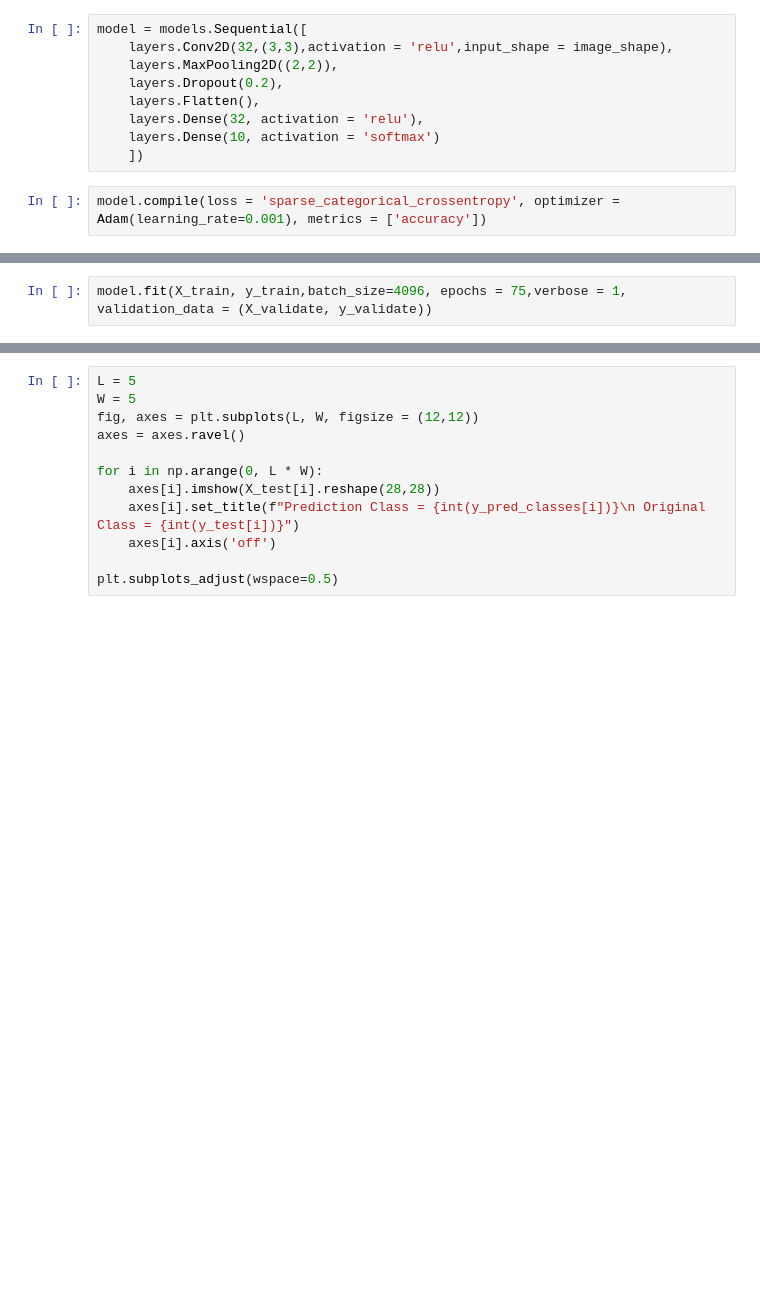
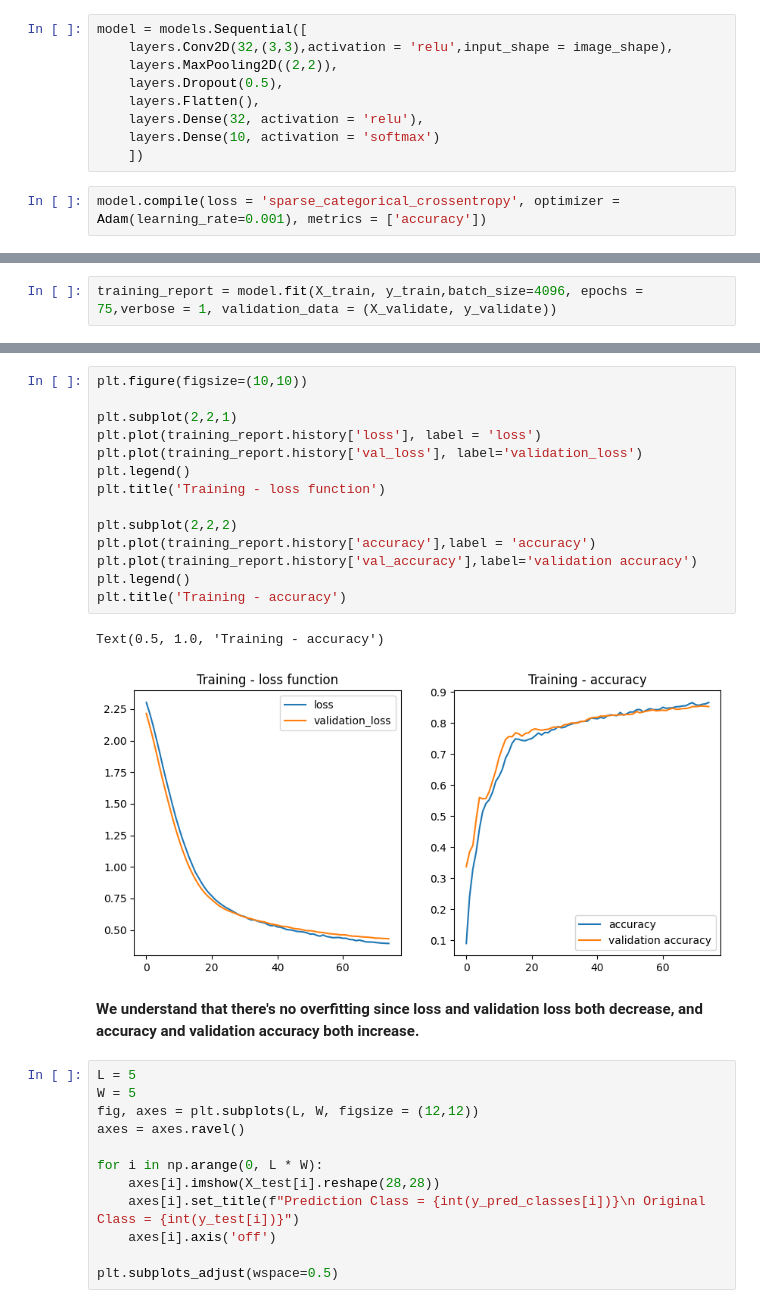
Before and after one commit to Dan-data-tech/Fashion-MNIST, a Jupyter notebook: MNIST.ipynb, the cells around one changed output, grey strips where cells are left out. Saved outputs shown, nothing was run; the diff lists cells and outputs as text; blank space fills up the shorter version.

Commit message:
fixed overfitting

```diff
--- a/MNIST.ipynb
+++ b/MNIST.ipynb
@@ -122,7 +122,7 @@ X_validate = X_validate.reshape(X_validate.shape[0],*image_shape)
 model = models.Sequential([
     layers.Conv2D(32,(3,3),activation = 'relu',input_shape = image_shape),
     layers.MaxPooling2D((2,2)),
-    layers.Dropout(0.2),
+    layers.Dropout(0.5),
     layers.Flatten(),
     layers.Dense(32, activation = 'relu'),
     layers.Dense(10, activation = 'softmax')
@@ -152,6 +152,6 @@ Model: "sequential"
  Trainable params: 173,738 (678.66 KB)
  Non-trainable params: 0 (0.00 B)
 # %%
-model.fit(X_train, y_train,batch_size=4096, epochs = 75,verbose = 1, validation_data = (X_validate, y_validate))
+training_report = model.fit(X_train, y_train,batch_size=4096, epochs = 75,verbose = 1, validation_data = (X_validate, y_validate))
 # %% [output]
 Epoch 1/75
@@ -210,3 +211,22 @@ weighted avg       0.87      0.87      0.87      4720
+# %%
+plt.figure(figsize=(10,10))
+
+plt.subplot(2,2,1)
+plt.plot(training_report.history['loss'], label = 'loss')
+plt.plot(training_report.history['val_loss'], label='validation_loss')
+plt.legend()
+plt.title('Training - loss function')
+
+plt.subplot(2,2,2)
+plt.plot(training_report.history['accuracy'],label = 'accuracy')
+plt.plot(training_report.history['val_accuracy'],label='validation accuracy')
+plt.legend()
+plt.title('Training - accuracy')
+# %% [output]
+Text(0.5, 1.0, 'Training - accuracy')
+[figure, added]
+# %% [markdown]
+**We understand that there's no overfitting since loss and validation loss both decrease, and accuracy and validation accuracy both increase.**
 # %%
 L = 5
 W = 5
```
Also changed, not shown: parts of 6 cells of this notebook.
